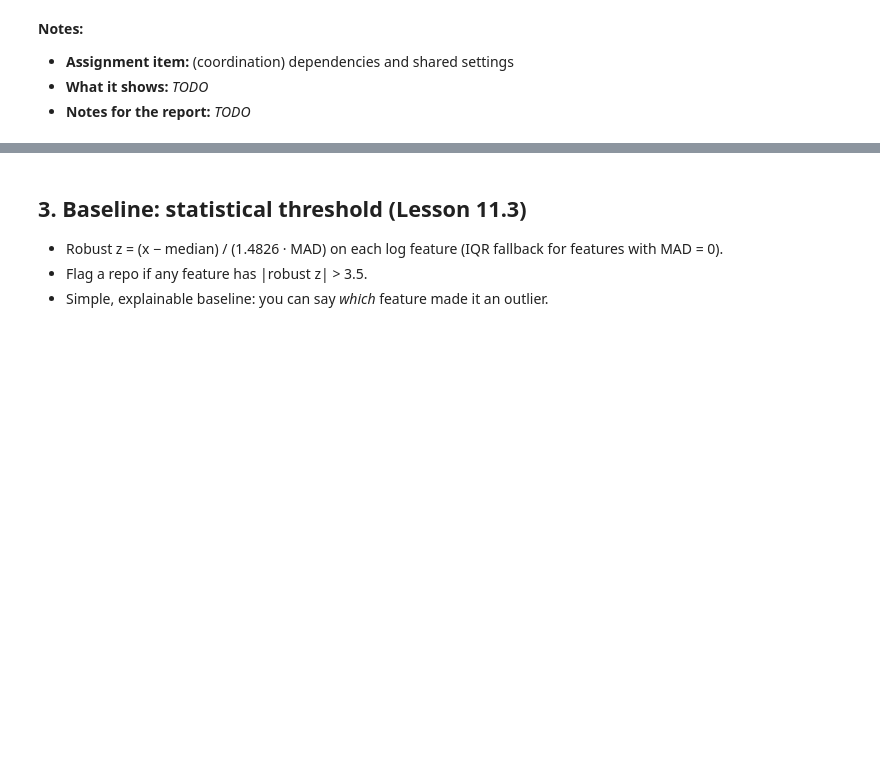
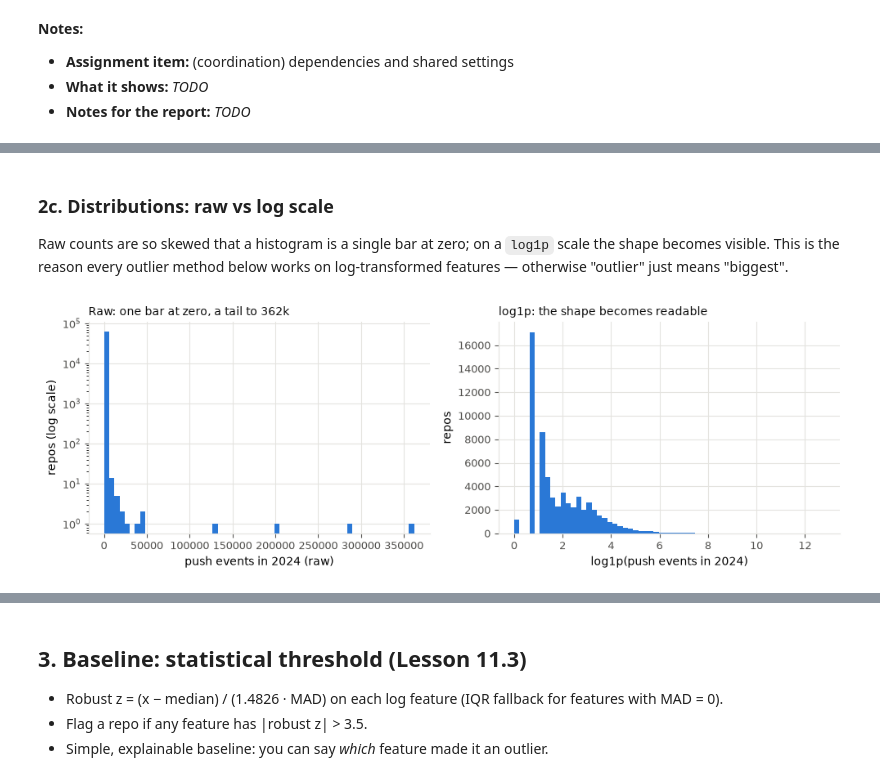
Before and after one commit to Miablo/decay-before-archival, a Jupyter notebook: notebooks/outlier_detection.ipynb, the cells around one changed output, grey strips where cells are left out. Drawn from its saved outputs; the diff is of its cells as text; code cells hidden in the pictures; blank space fills up the shorter version.

```diff
--- a/notebooks/outlier_detection.ipynb
+++ b/notebooks/outlier_detection.ipynb
@@ -84,0 +187,22 @@ print(f"Table A: {len(A):,} rows x {A.shape[1]} cols")
+# %% [markdown]
+### 2c. Distributions: raw vs log scale
+
+Raw counts are so skewed that a histogram is a single bar at zero; on a `log1p` scale the shape becomes visible.
+This is the reason every outlier method below works on log-transformed features — otherwise "outlier" just means "biggest".
+# %%
+fig, axes = plt.subplots(1, 2, figsize=(10, 3.5))
+x = A["push_events_2024"]
+axes[0].hist(x, bins=60, color=BLUE)
+axes[0].set(yscale="log", xlabel="push events in 2024 (raw)", ylabel="repos (log scale)")
+axes[0].set_title("Raw: one bar at zero, a tail to 362k", loc="left", fontsize=10, color=INK)
+axes[1].hist(np.log1p(x), bins=60, color=BLUE)
+axes[1].set(xlabel="log1p(push events in 2024)", ylabel="repos")
+axes[1].set_title("log1p: the shape becomes readable", loc="left", fontsize=10, color=INK)
+for ax in axes:
+    style(ax)
+    ax.grid(axis="y", color=GRID, linewidth=0.8)
+fig.tight_layout()
+save_fig(fig, "outliers_push_raw_vs_log")
+plt.show()
+# %% [output]
+[figure, added]
```
Also changed, not shown: parts of 28 cells of this notebook, 5 other files.
